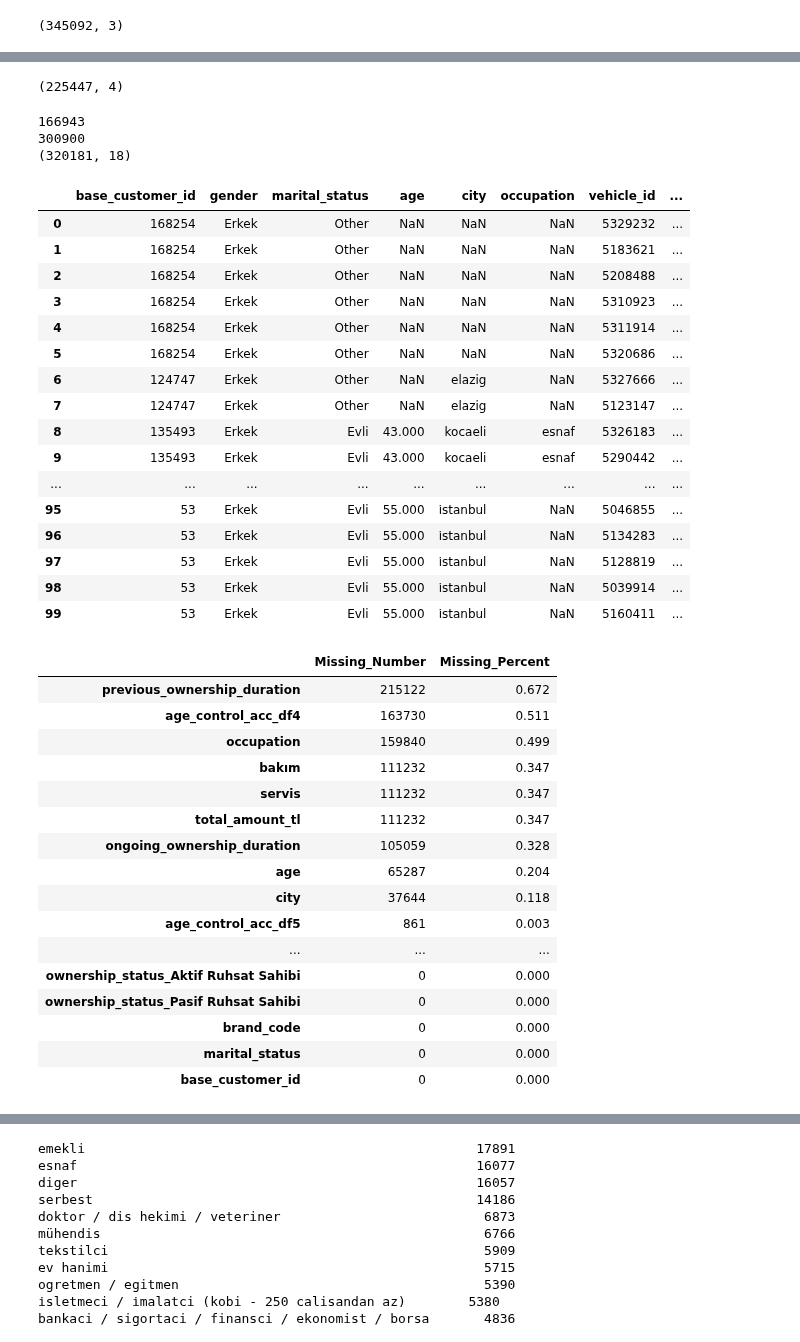
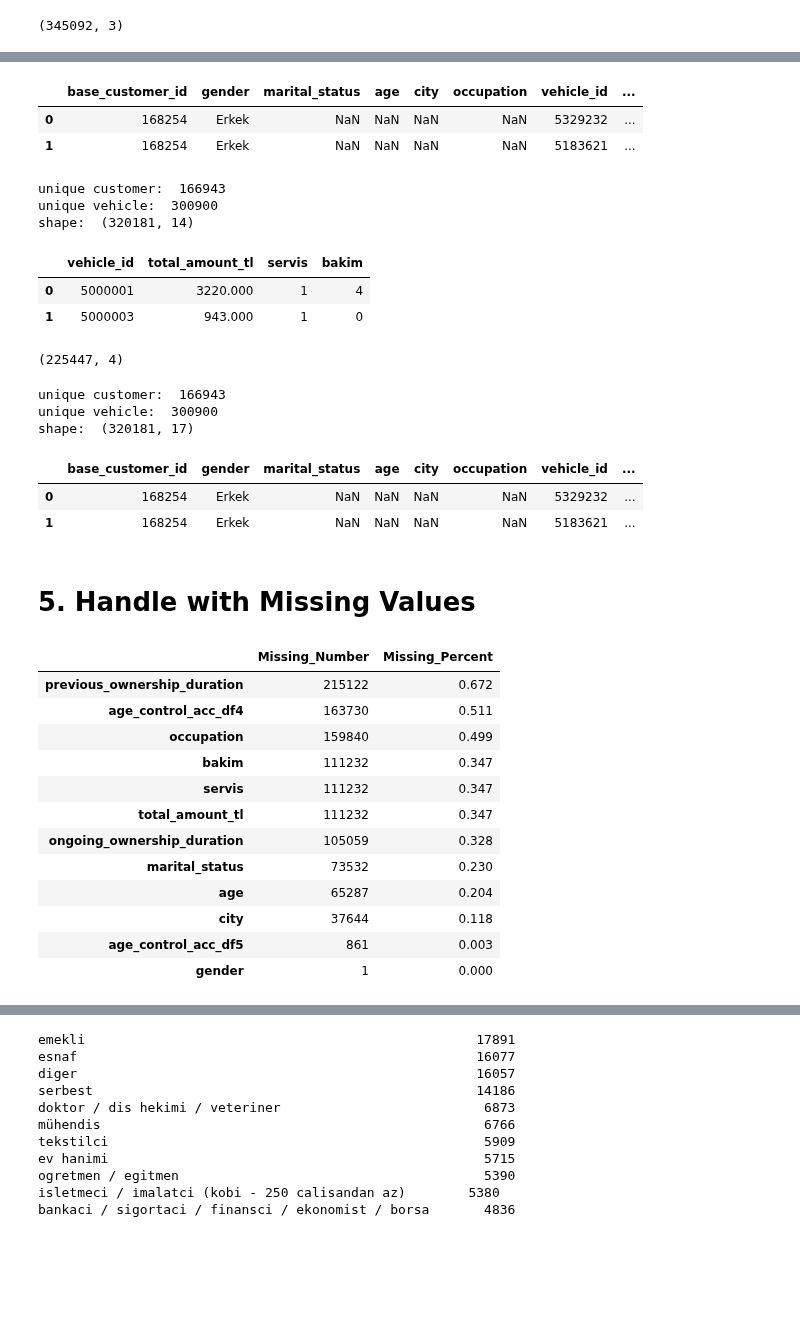
Before and after one commit to KdrDrn/04_PROJECTS, a Jupyter notebook: 16_Doğuş_Datathon_Otomotiv/Dogus_Customer_Segmentation_v03.ipynb, the cells around one changed output, grey strips where cells are left out. Saved outputs shown, nothing was run; the diff lists cells and outputs as text; code cells hidden in the pictures; blank space fills up the shorter version.

```diff
--- a/16_Doğuş_Datathon_Otomotiv/Dogus_Customer_Segmentation_v03.ipynb
+++ b/16_Doğuş_Datathon_Otomotiv/Dogus_Customer_Segmentation_v03.ipynb
@@ -2027,3 +1623,0 @@ Name: bakım, dtype: int64
-# %%
-df6_is_maintenance["bakım"] = df6_is_maintenance["bakım"].replace(2,1)
-df6_is_maintenance["bakım"].head()
@@ -2067,4 +1656,4 @@ df6_servis.head()
 # %%
-df6_bakım = pd.DataFrame(df6_is_maintenance.groupby("vehicle_id")["bakım"].sum())
-df6_bakım.head()
+df6_bakim = pd.DataFrame(df6_is_maintenance.groupby("vehicle_id")["bakim"].sum())
+df6_bakim.head()
 # %% [output]
@@ -2078,4 +1667,4 @@ df6_bakım.head()
 # %%
-df6_bakım.reset_index(inplace=True)
-df6_bakım.head()
+df6_bakim.reset_index(inplace=True)
+df6_bakim.head()
 # %% [output]
@@ -2152,5 +1741,5 @@ df6_
 225447 rows × 3 columns
 # %%
-df6_ = df6_.merge(df6_bakım, on = "vehicle_id", how = "left")
+df6_ = df6_.merge(df6_bakim, on = "vehicle_id", how = "left")
 df6_
 # %% [output]
@@ -2353,56 +2013,60 @@ print(df_.shape)
+# %%
+df_.head(2)
+# %% [output]
+|  | base_customer_id | gender | marital_status | age | city | occupation | vehicle_id | ... |
+| 0 | 168254 | Erkek | NaN | NaN | NaN | NaN | 5329232 | ... |
+| 1 | 168254 | Erkek | NaN | NaN | NaN | NaN | 5183621 | ... |
+# %%
+print("unique customer: ", df_["base_customer_id"].nunique())
+print("unique vehicle: ", df_["vehicle_id"].nunique())
+print("shape: ", df_.shape)
+# %% [output]
+unique customer:  166943
+unique vehicle:  300900
+shape:  (320181, 14)
+# %%
+df6_.head(2)
+# %% [output]
+|  | vehicle_id | total_amount_tl | servis | bakim |
+| 0 | 5000001 | 3220.000 | 1 | 4 |
+| 1 | 5000003 | 943.000 | 1 | 0 |
 # %%
 df6_.shape
 # %% [output]
 (225447, 4)
 # %%
 df_ = df_.merge(df6_, on="vehicle_id", how='left')
-print(df_["base_customer_id"].nunique())
-print(df_["vehicle_id"].nunique())
-print(df_.shape)
+print("unique customer: ", df_["base_customer_id"].nunique())
+print("unique vehicle: ", df_["vehicle_id"].nunique())
+print("shape: ", df_.shape)
 # %% [output]
-166943
-300900
-(320181, 18)
+unique customer:  166943
+unique vehicle:  300900
+shape:  (320181, 17)
 # %%
-df_.head(100)
+df_.head(2)
 # %% [output]
 |  | base_customer_id | gender | marital_status | age | city | occupation | vehicle_id | ... |
-| 0 | 168254 | Erkek | Other | NaN | NaN | NaN | 5329232 | ... |
-| 1 | 168254 | Erkek | Other | NaN | NaN | NaN | 5183621 | ... |
-| 2 | 168254 | Erkek | Other | NaN | NaN | NaN | 5208488 | ... |
-| 3 | 168254 | Erkek | Other | NaN | NaN | NaN | 5310923 | ... |
-| 4 | 168254 | Erkek | Other | NaN | NaN | NaN | 5311914 | ... |
-| 5 | 168254 | Erkek | Other | NaN | NaN | NaN | 5320686 | ... |
-| 6 | 124747 | Erkek | Other | NaN | elazig | NaN | 5327666 | ... |
-| 7 | 124747 | Erkek | Other | NaN | elazig | NaN | 5123147 | ... |
-| 8 | 135493 | Erkek | Evli | 43.000 | kocaeli | esnaf | 5326183 | ... |
-| 9 | 135493 | Erkek | Evli | 43.000 | kocaeli | esnaf | 5290442 | ... |
-| ... | ... | ... | ... | ... | ... | ... | ... | ... |
-| 95 | 53 | Erkek | Evli | 55.000 | i̇stanbul | NaN | 5046855 | ... |
-| 96 | 53 | Erkek | Evli | 55.000 | i̇stanbul | NaN | 5134283 | ... |
-| 97 | 53 | Erkek | Evli | 55.000 | i̇stanbul | NaN | 5128819 | ... |
-| 98 | 53 | Erkek | Evli | 55.000 | i̇stanbul | NaN | 5039914 | ... |
-| 99 | 53 | Erkek | Evli | 55.000 | i̇stanbul | NaN | 5160411 | ... |
+| 0 | 168254 | Erkek | NaN | NaN | NaN | NaN | 5329232 | ... |
+| 1 | 168254 | Erkek | NaN | NaN | NaN | NaN | 5183621 | ... |
+# %% [markdown]
+# 5. Handle with Missing Values
 # %%
-missing(df_)
+missing_values(df_)
 # %% [output]
 |  | Missing_Number | Missing_Percent |
 | previous_ownership_duration | 215122 | 0.672 |
 | age_control_acc_df4 | 163730 | 0.511 |
 | occupation | 159840 | 0.499 |
-| bakım | 111232 | 0.347 |
+| bakim | 111232 | 0.347 |
 | servis | 111232 | 0.347 |
 | total_amount_tl | 111232 | 0.347 |
 | ongoing_ownership_duration | 105059 | 0.328 |
+| marital_status | 73532 | 0.230 |
 | age | 65287 | 0.204 |
 | city | 37644 | 0.118 |
 | age_control_acc_df5 | 861 | 0.003 |
-| ... | ... | ... |
-| ownership_status_Aktif Ruhsat Sahibi | 0 | 0.000 |
-| ownership_status_Pasif Ruhsat Sahibi | 0 | 0.000 |
-| brand_code | 0 | 0.000 |
-| marital_status | 0 | 0.000 |
-| base_customer_id | 0 | 0.000 |
+| gender | 1 | 0.000 |
 # %%
 df_["total_amount_tl"].fillna(0, inplace=True)
 df_["servis"].fillna(0, inplace=True)
```
Also changed, not shown: parts of 336 cells of this notebook.
